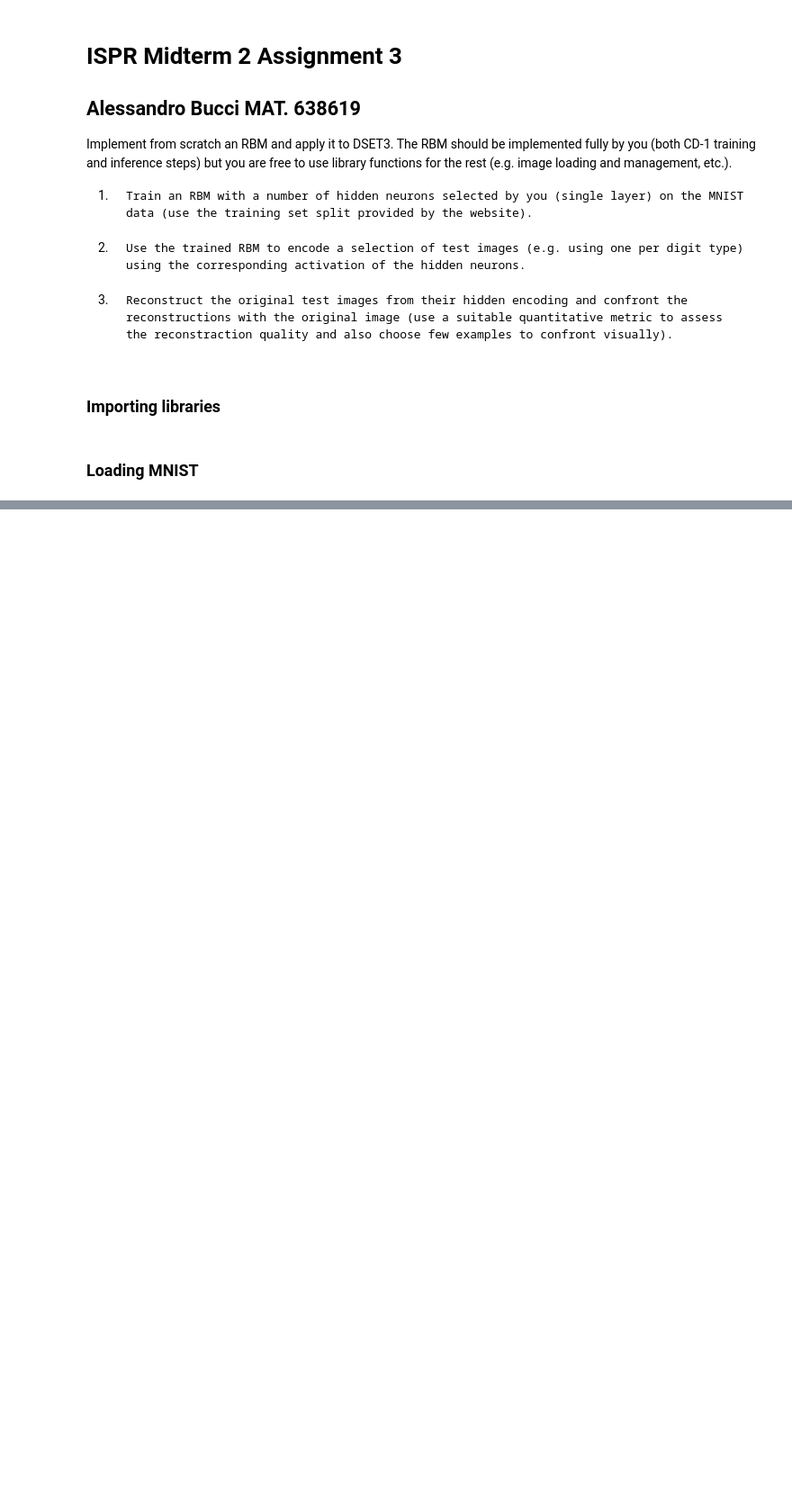
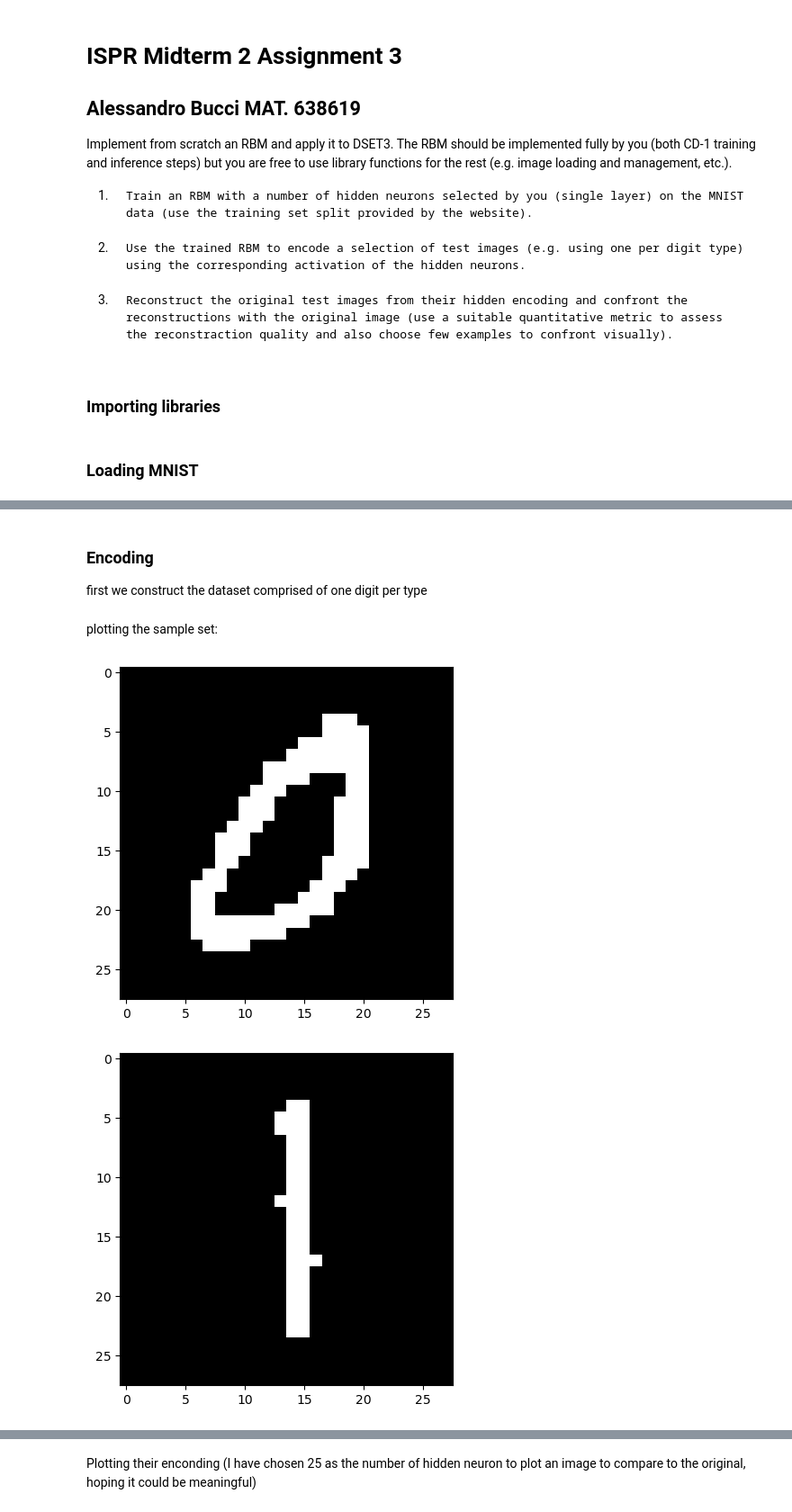
Before and after one commit to alessandrocubic/ispr_midterms2023, a Jupyter notebook: midterm2/assignment3.ipynb, the cells around one changed output, grey strips where cells are left out. Shown at 90% size. Cells and saved outputs as stored; diff of their text form; code cells hidden in the pictures; blank space fills up the shorter version.

```diff
--- a/midterm2/assignment3.ipynb
+++ b/midterm2/assignment3.ipynb
@@ -38,0 +114,3 @@ for i in range(15):
+# %%
+rbm = RBM(x_train.shape[1], 25)
+rbm.fit(x_train, epochs=30, batch_dim=16, lr=0.5)
@@ -38,0 +135,20 @@ for i in range(15):
+# %% [markdown]
+### Encoding
+first we construct the dataset comprised of one digit per type
+# %%
+x_sample = list()
+
+for i in range(10):
+    x = get_single_number_dataset(i, x_train, y_train)
+    x_sample.append(x[i,:])
+
+x_sample = np.array(x_sample)
+# %% [markdown]
+plotting the sample set:
+# %%
+for i in range(10):
+    plt.imshow(x_sample[i].reshape(28,28), cmap='gray')
+    plt.show()
+# %% [output]
+[figure, added]
+[figure, added]
@@ -38,0 +163,2 @@ for i in range(15):
+# %% [markdown]
+Plotting their enconding (I have chosen 25 as the number of hidden neuron to plot an image to compare to the original, hoping it could be meaningful)
```
Also changed, not shown: parts of 18 cells of this notebook.
